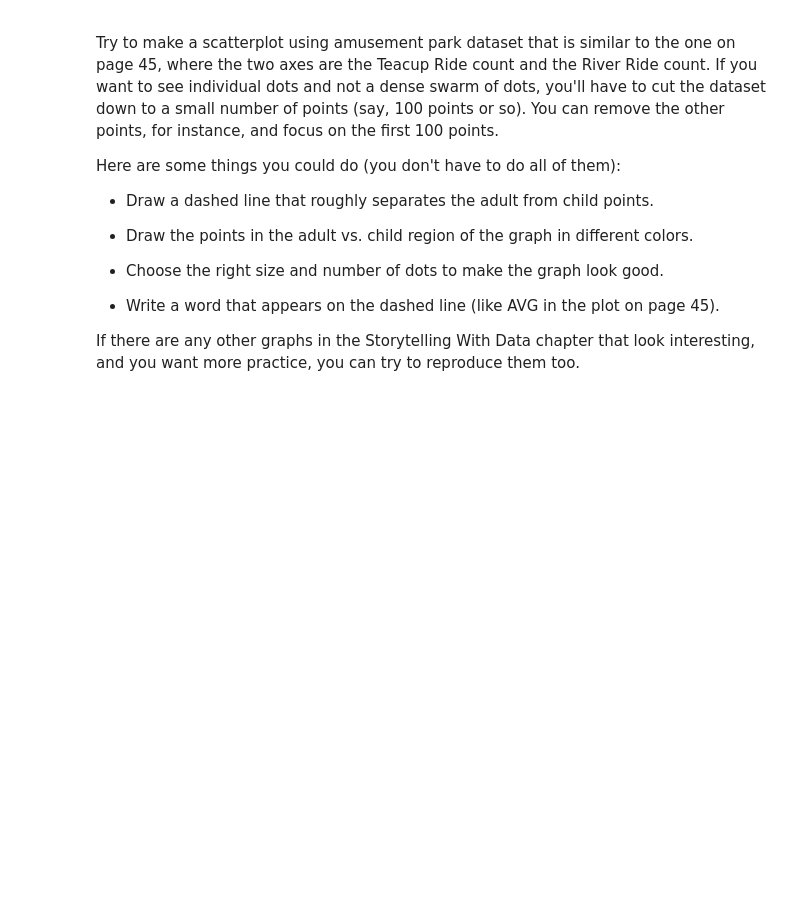
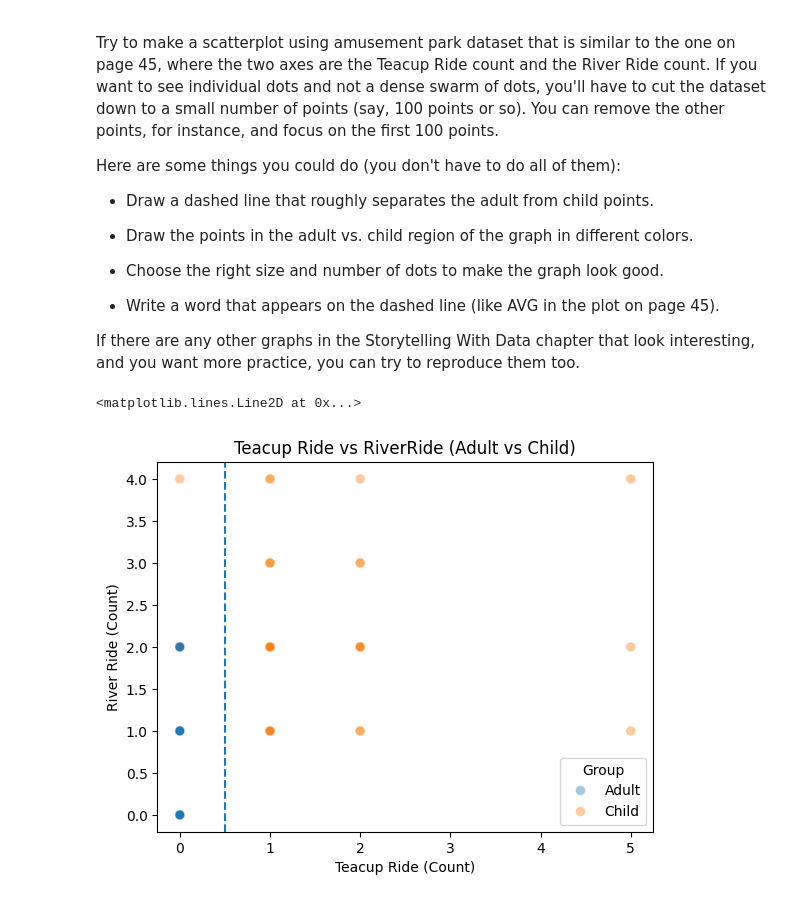
Before and after one commit to leew16-bu/AI-For-Leaders, a Jupyter notebook: OMDS-MODB2-Week3-Lee-William.ipynb, the cells around one changed output. Saved outputs shown, nothing was run; the diff lists cells and outputs as text; code cells hidden in the pictures; blank space fills up the shorter version.

```diff
--- a/OMDS-MODB2-Week3-Lee-William.ipynb
+++ b/OMDS-MODB2-Week3-Lee-William.ipynb
@@ -441,3 +441,25 @@ Here are some things you could do (you don't have to do all of them):
 * Write a word that appears on the dashed line (like AVG in the plot on page 45).
 
 If there are any other graphs in the Storytelling With Data chapter that look interesting, and you want more practice, you can try to reproduce them too.
+# %%
+# reduce sample numbers
+
+df_reduced=df.sample(n=100, random_state=0)
+
+#groupby dates
+df_reduced["Group"] = df_reduced["IsAdult"].map({True: "Adult", False: "Child"})
+
+
+sns.scatterplot(data=df_reduced, x="TeacupRide", y="RiverRide", hue="Group", alpha=0.4, s=50)
+plt.title("Teacup Ride vs RiverRide (Adult vs Child)")
+plt.xlabel("Teacup Ride (Count)")
+plt.ylabel("River Ride (Count)")
+plt.axvline(0.5, linestyle="--")
+#adult_teacup = (teacup_ride == True).sum()
+#child_teacup = (teacup_ride == False).sum()
+
+#adult_river = (river_ride == True).sum()
+#child_river
+# %% [output]
+<matplotlib.lines.Line2D at 0x...>
+[figure, added]
```
Also changed, not shown: 3 other files.
